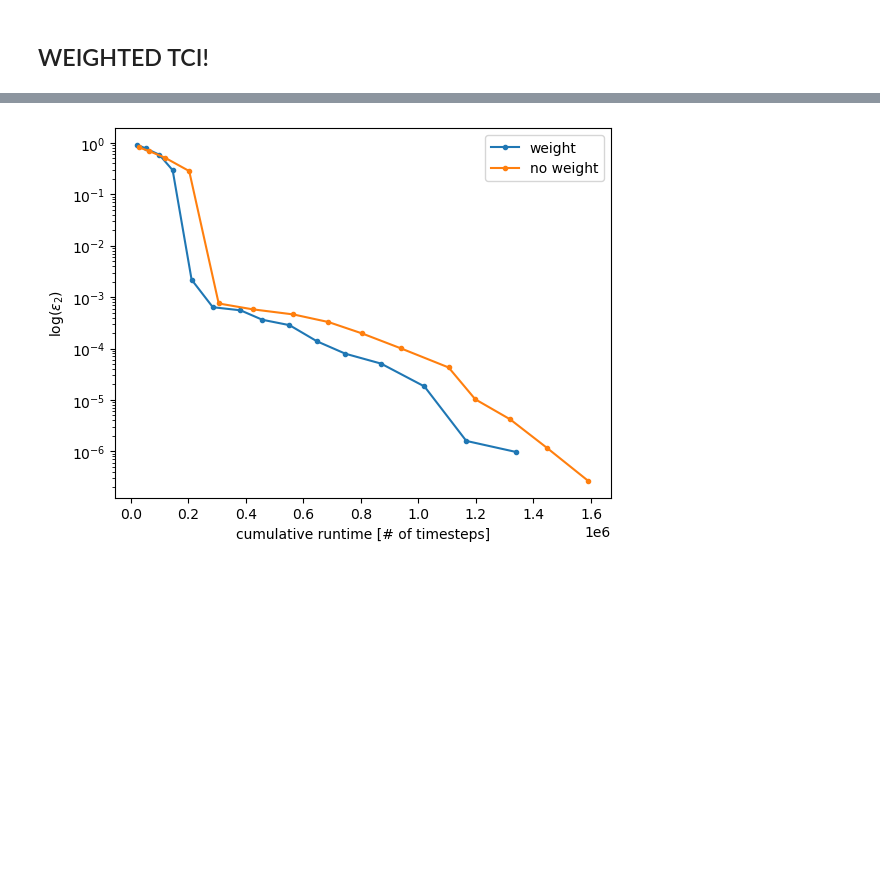
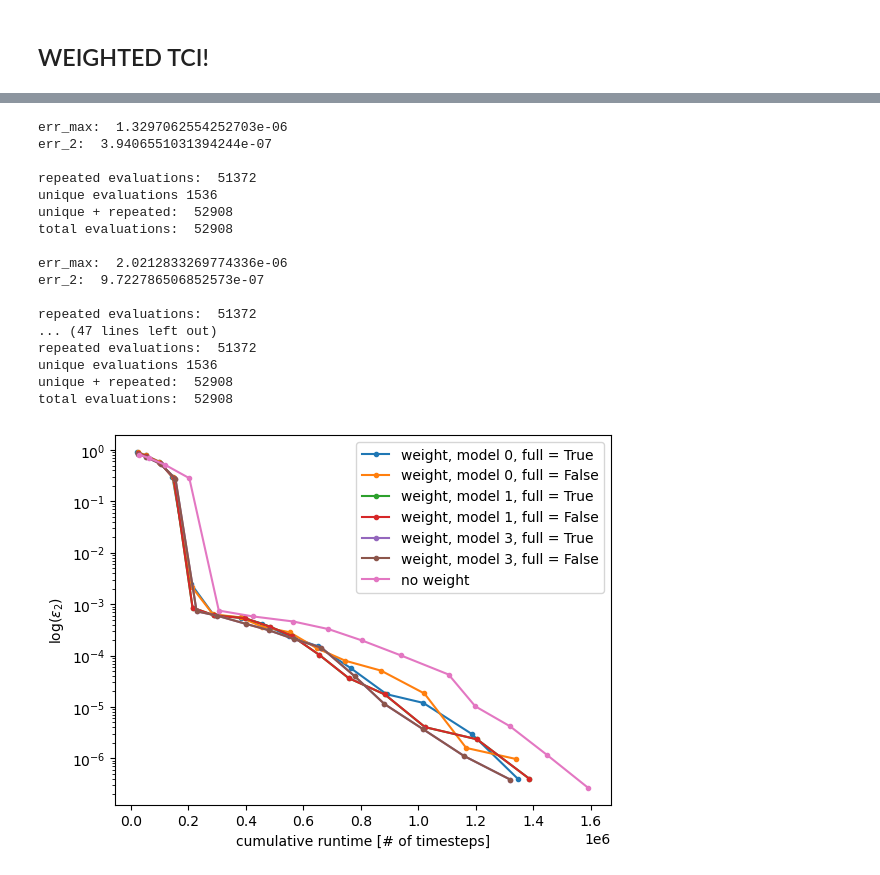
Before and after one commit to gconcheri/Student-Research-Job, a Jupyter notebook: Correlation_function/Corrfunc_LsiteaccumulativeTCI_relevant_plots.ipynb, the cells around one changed output, grey strips where cells are left out. Cells and saved outputs as stored; diff of their text form; code cells hidden in the pictures; blank space fills up the shorter version.

Commit message:
finished weighted TCI

```diff
--- a/Correlation_function/Corrfunc_LsiteaccumulativeTCI_relevant_plots.ipynb
+++ b/Correlation_function/Corrfunc_LsiteaccumulativeTCI_relevant_plots.ipynb
@@ -293,8 +292,0 @@ Expectation value $\bra{\psi_0} X_{L/2} \ket{psi_0}$=  2.6362249345722554e-16
-# %%
-func = TCI_weight.function(f_t)
-As, J, evals, err_2list, runtime = TCI_weight.accumulative_tensor_cross_interpolation(func,
-                                                                                      func_vals, D, L, d=2,
-                                                                                      iters=15,
-                                                                                      euclidean = True,
-                                                                                      weight = True,
-                                                                                      model = 0)
@@ -322,12 +306,43 @@ unique evaluations 1536
 unique + repeated:  52908
 total evaluations:  52908
 # %%
-plt.plot(runtime, err_2list, '.-' ,label = 'weight')
+bool = [True, False]
+
+for model in range(4):
+    for var in bool:
+        func = TCI_weight.function(f_t)
+        As, J, evals, err_2list, runtime = TCI_weight.accumulative_tensor_cross_interpolation(func,
+                                                                                            func_vals, D, L, d=2,
+                                                                                            iters=15,
+                                                                                            euclidean = True,
+                                                                                            weight = True,
+                                                                                            full = var,
+                                                                                            model = model)
+        if model != 2:
+            plt.plot(runtime, err_2list, '.-' ,label = f'weight, model {model}, full = {var}')
+
 plt.plot(runtime_noweight, err_2list_noweight, '.-', label = 'no weight')
 plt.xlabel('cumulative runtime [# of timesteps]')
 plt.ylabel(r'log($\epsilon_2$)')
 plt.yscale('log')
 plt.legend()
 plt.show()
 # %% [output]
+err_max:  1.3297062554252703e-06
+err_2:  3.9406551031394244e-07
+
+repeated evaluations:  51372
+unique evaluations 1536
+unique + repeated:  52908
+total evaluations:  52908
+
+err_max:  2.0212833269774336e-06
+err_2:  9.722786506852573e-07
+
+repeated evaluations:  51372
+... (47 lines left out)
+repeated evaluations:  51372
+unique evaluations 1536
+unique + repeated:  52908
+total evaluations:  52908
-[figure, old version]
+[figure, new version]
```
Also changed, not shown: parts of 8 cells of this notebook, 2 other files.
